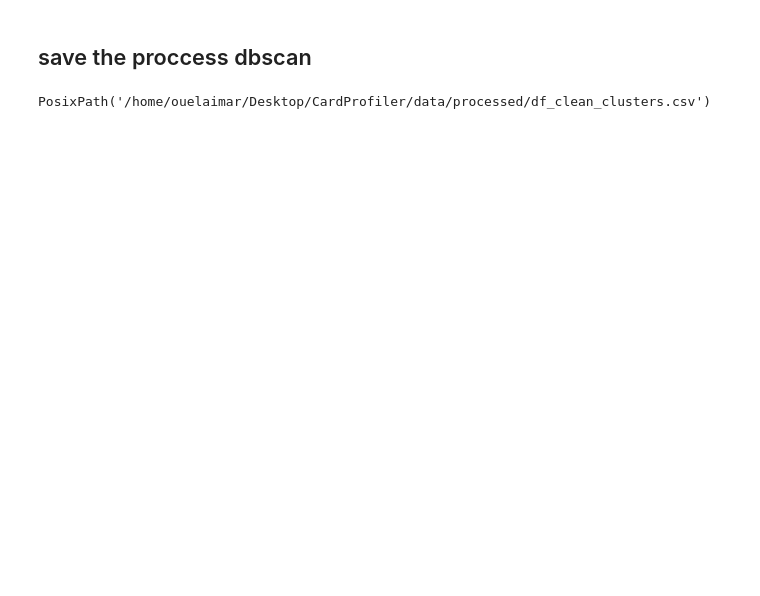
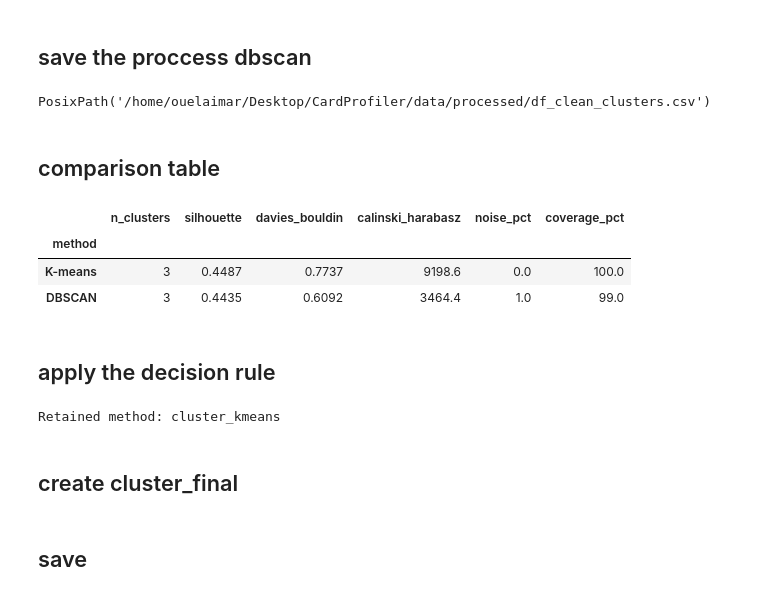
Before and after one commit to oelaimar/CardProfiler, a Jupyter notebook: notebooks/03_clustering.ipynb, the cells around one changed output. Cells and saved outputs as stored; diff of their text form; code cells hidden in the pictures; blank space fills up the shorter version.

```diff
--- a/notebooks/03_clustering.ipynb
+++ b/notebooks/03_clustering.ipynb
@@ -157,7 +157,7 @@ plt.show()
 # %%
 df_clean = load_processed("df_clean.csv")
 
-labels, kmeans, pca_kmeans, df_pca = fit_final_kmeans(df_prepare_clustering, N_COMPONENTS, K_CHOSEN)
+labels, kmeans, pca_kmeans, df_pca_kmeans = fit_final_kmeans(df_prepare_clustering, N_COMPONENTS, K_CHOSEN)
 # %% [markdown]
 ## attach the labels to df_clean
 # %%
@@ -300,3 +305,34 @@ df_clean[["cluster_kmeans", "cluster_dbscan", "est_atypique_dbscan"]]
 save_processed(df_clean, "df_clean_clusters.csv")
 # %% [output]
 PosixPath('/home/ouelaimar/Desktop/CardProfiler/data/processed/df_clean_clusters.csv')
+# %% [markdown]
+## comparison table
+# %%
+comparison = pd.DataFrame([
+    clustering_metrics(df_pca_kmeans, df_clean["cluster_kmeans"], "K-means"),
+    clustering_metrics(df_pca_dbscan, df_clean["cluster_dbscan"], "DBSCAN"),
+]).set_index("method")
+
+comparison
+# %% [output]
+|  | n_clusters | silhouette | davies_bouldin | calinski_harabasz | noise_pct | coverage_pct |
+| method |  |  |  |  |  |  |
+| K-means | 3 | 0.4487 | 0.7737 | 9198.6 | 0.0 | 100.0 |
+| DBSCAN | 3 | 0.4435 | 0.6092 | 3464.4 | 1.0 | 99.0 |
+# %% [markdown]
+## apply the decision rule
+# %%
+km = comparison.loc["K-means"]
+db = comparison.loc["DBSCAN"]
+
+dbscan_wins = (
+    db["silhouette"] > km["silhouette"] + 0.05   # clearly higher silhouette
+    and db["noise_pct"] < 5                       # very little noise
+    and db["n_clusters"] >= 2
+)
+chosen = "cluster_dbscan" if dbscan_wins else "cluster_kmeans"
+print(f"Retained method: {chosen}")
+# %% [output]
+Retained method: cluster_kmeans
+# %% [markdown]
+## create cluster_final
@@ -302,0 +341,2 @@ PosixPath('/home/ouelaimar/Desktop/CardProfiler/data/processed/df_clean_clusters
+# %% [markdown]
+## save
```
Also changed, not shown: parts of 8 cells of this notebook, 1 other file.
